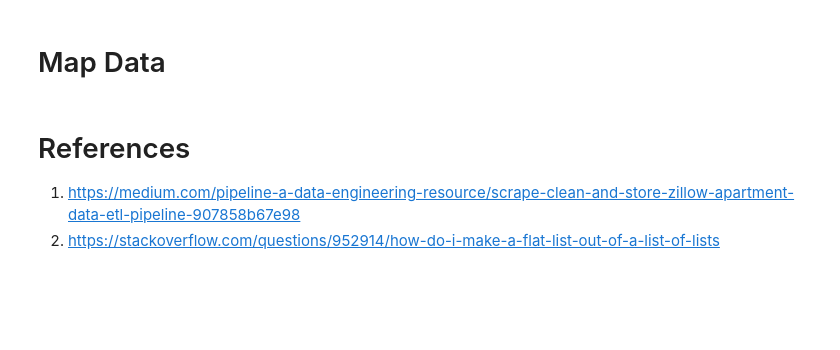
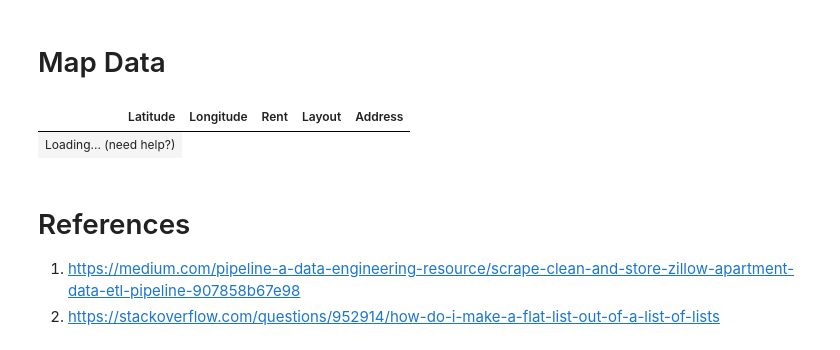
Before and after one commit to ericfflynn/zillow-web-scraping, a Jupyter notebook: notebook.ipynb, the cells around one changed output. Drawn from its saved outputs; the diff is of its cells as text; code cells hidden in the pictures; blank space fills up the shorter version.

```diff
--- a/notebook.ipynb
+++ b/notebook.ipynb
@@ -237,7 +237,7 @@ As you can see, in order to faciliate future geolocation, the apartment number m
 # %%
 import re
 
-# address_test = ["Watermark LIC, 27-19 44th Dr #7E, Long Island City, NY 11101", "264 Cornelia St APT 3R, Brooklyn, NY 11221", "72 De Sales Pl #1A, Brooklyn, NY 11207"]
+address_test = ["Watermark LIC, 27-19 44th Dr #7E, Long Island City, NY 11101", "264 Cornelia St APT 3R, Brooklyn, NY 11221", "72 De Sales Pl #1A, Brooklyn, NY 11207"]
 
 def cleanAddress(address):
     if '|' in address:
@@ -257,10 +257,6 @@ def cleanAddress(address):
     else:
         return address
 
-# for address in address_test:
-#     print(cleanAddress(address), getLocation(cleanAddress(address)))
-dfnew = df
-dfnew["CleanAddress"] = dfnew['address'].apply(cleanAddress)
-dfnew.to_csv("./test.csv")
-# , getLocation(cleanAddress(address))
+for address in address_test:
+    print(cleanAddress(address), getLocation(cleanAddress(address)))
 # %% [output]
@@ -492,3 +472,17 @@ _______________________________________________________________
 [figure]
 # %% [markdown]
 # Map Data
+# %%
+#Create new dataframe for mapping
+df3 = pd.DataFrame(df2['Location'].tolist(), columns=['Latitude', 'Longitude'])
+df3['Latitude'] = df3['Latitude'].astype(float)
+df3['Longitude'] = df3['Longitude'].astype(float)
+df3['Rent'] = df2['Rent']
+df3['Layout'] = df2['Layout']
+#add the rest of the columns from df2
+df3['Address'] = df2['CleanAddress']
+
+df3.head()
+# %% [output]
+| Latitude | Longitude | Rent | Layout | Address |
+| Loading... (need help?) |
```
Also changed, not shown: parts of 6 cells of this notebook, 1 other file.
